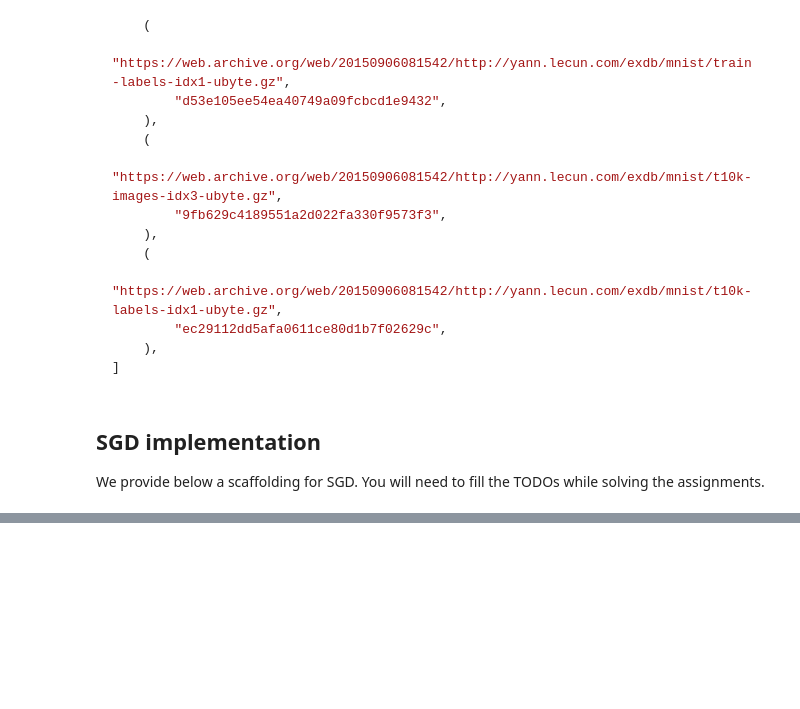
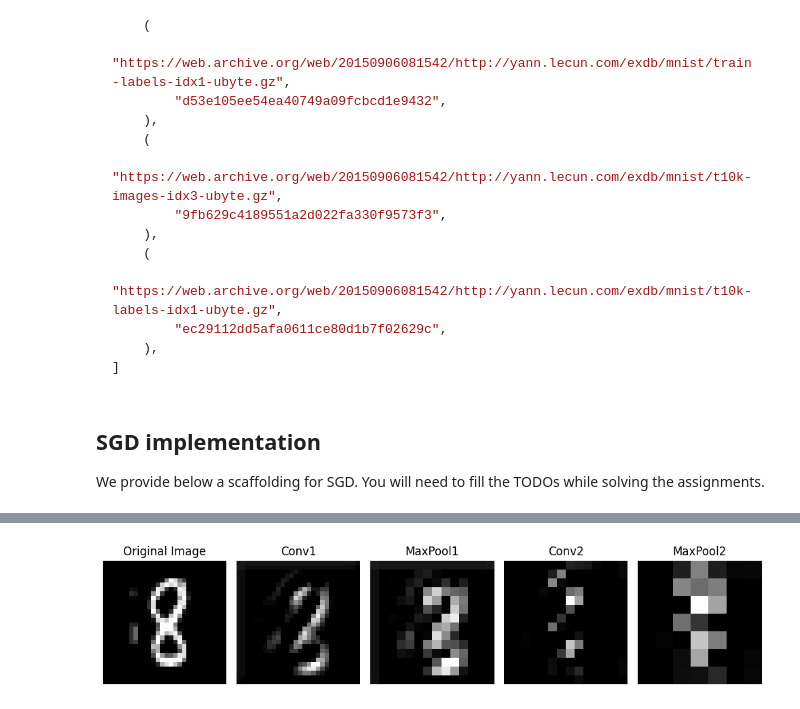
Before and after one commit to patryk-rybak/Univeristy, a Jupyter notebook: Neural Networks: Theory and Practice/Assignment2.ipynb, the cells around one changed output, grey strips where cells are left out. Saved outputs shown, nothing was run; the diff lists cells and outputs as text; code cells hidden in the pictures; blank space fills up the shorter version.

```diff
--- a/Neural Networks: Theory and Practice/Assignment2.ipynb
+++ b/Neural Networks: Theory and Practice/Assignment2.ipynb
@@ -579,0 +627,41 @@ print("{0}\n{1}\n{0}".format("-" * len(m), m))
+# %%
+def show_filters(cnn_model):
+    # Get the dataloader for validation data
+    valid_loader = mnist_loaders["test"]
+
+    # Get the first batch from the validation data
+    batch_iterator = iter(valid_loader)
+    sample_images, _ = next(batch_iterator)
+
+    # Wybierz ósmą cyfrę ze zbioru danych (indeks 7, ponieważ indeksowanie zaczyna się od 0)
+    sample_image = sample_images[random.randint(0, batch_size - 1)]
+
+    # Pass the sample image through the model
+    cnn_model.eval()  # Set model to evaluation mode
+    with torch.no_grad():
+        # Pass the sample image through the model
+        conv1_output = cnn_model.conv1(sample_image.unsqueeze(0))  # Dodajemy wymiar batcha
+        maxpool1_output = cnn_model.maxpool1(conv1_output)
+        conv2_output = cnn_model.conv2(maxpool1_output)
+        maxpool2_output = cnn_model.maxpool2(conv2_output)
+
+    # Plot the original image
+    plt.figure(figsize=(10, 4))
+    plt.subplot(1, 5, 1)
+    plt.imshow(sample_image.squeeze().cpu().numpy(), cmap='gray')  # Move image to CPU if necessary
+    plt.title('Original Image')
+    plt.axis('off')
+
+    # Plot the outputs after each layer
+    outputs = [conv1_output, maxpool1_output, conv2_output, maxpool2_output]
+    layer_names = ['Conv1', 'MaxPool1', 'Conv2', 'MaxPool2']
+
+    for i in range(4):
+        output_image = outputs[i][0, 0].detach().cpu().numpy()  # Przekształć tensor na numpy array
+        plt.subplot(1, 5, i + 2)
+        plt.imshow(output_image, cmap='gray')  # Wyświetl obraz
+        plt.title(layer_names[i])
+        plt.axis('off')
+
+    plt.tight_layout()
+    plt.show()
@@ -579,0 +779,4 @@ print("{0}\n{1}\n{0}".format("-" * len(m), m))
+# %%
+show_filters(model)
+# %% [output]
+[figure, added]
```
Also changed, not shown: parts of 27 cells of this notebook, 13 other files.
